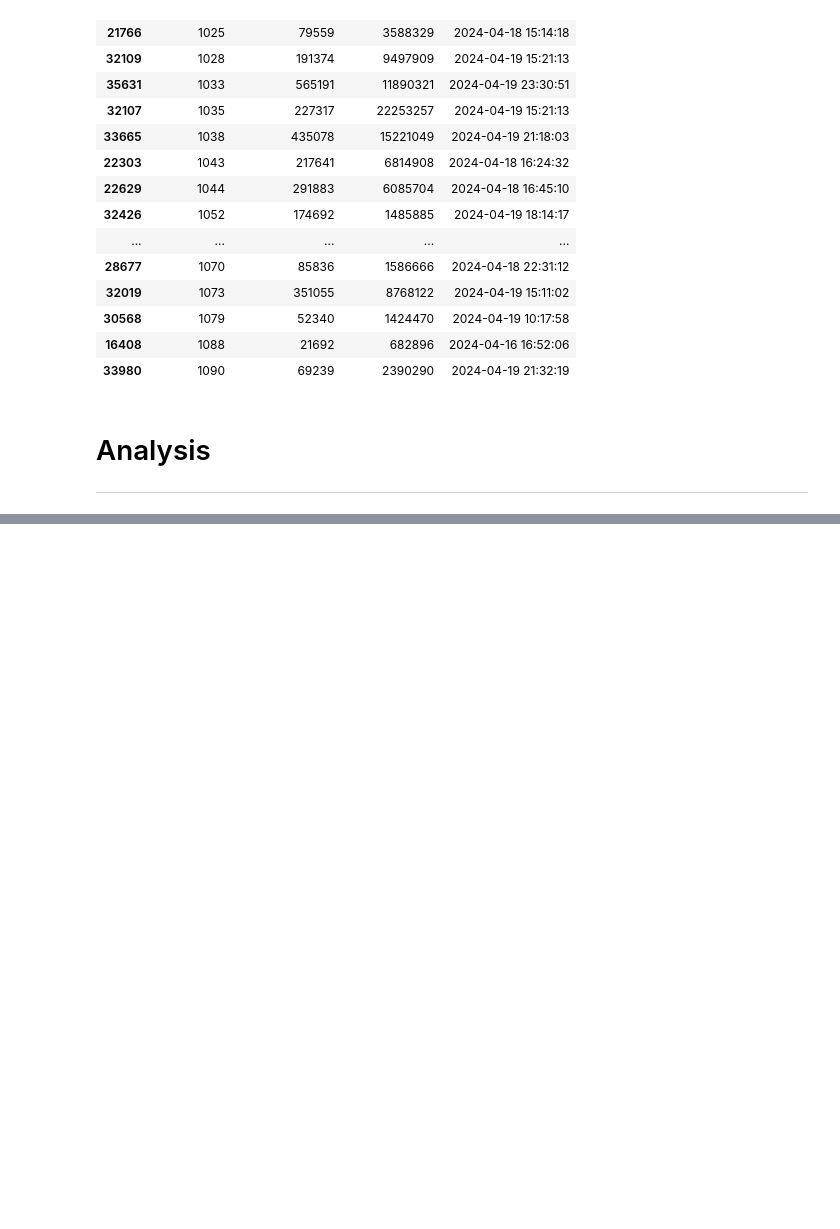
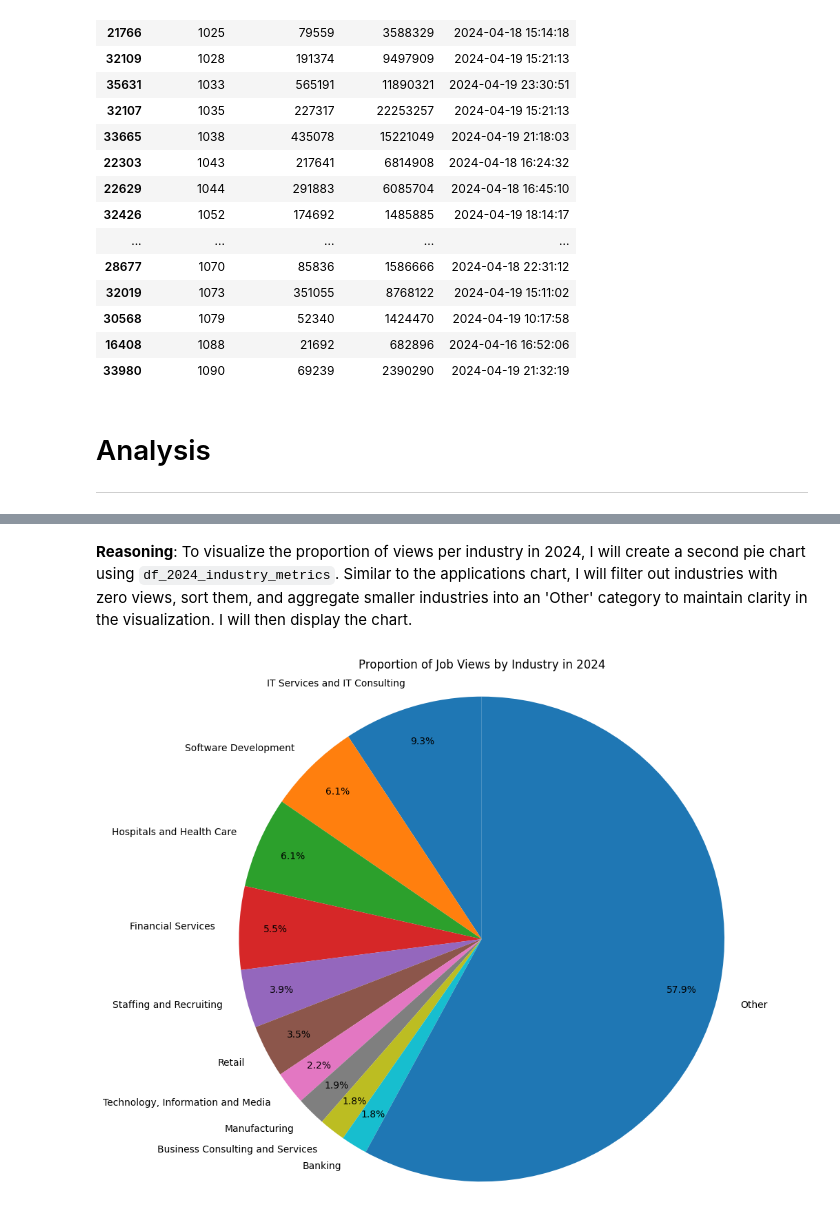
Before and after one commit to gettokeroro/DADS5001_MINI_PROJECT, a Jupyter notebook: Job_Application_Analysis.ipynb, the cells around one changed output, grey strips where cells are left out. Drawn from its saved outputs; the diff is of its cells as text; code cells hidden in the pictures; blank space fills up the shorter version.

```diff
--- a/Job_Application_Analysis.ipynb
+++ b/Job_Application_Analysis.ipynb
@@ -380,0 +398,41 @@ plt.show()
+# %% [markdown]
+**Reasoning**:
+To visualize the proportion of views per industry in 2024, I will create a second pie chart using `df_2024_industry_metrics`. Similar to the applications chart, I will filter out industries with zero views, sort them, and aggregate smaller industries into an 'Other' category to maintain clarity in the visualization. I will then display the chart.
+# %%
+import matplotlib.pyplot as plt
+
+# Filter out industries with 0 views for better visualization
+df_views_plot = df_2024_industry_metrics[df_2024_industry_metrics['views'] > 0]
+
+# Sort by views for better pie chart representation (largest slices first)
+df_views_plot = df_views_plot.sort_values(by='views', ascending=False)
+
+# Select top N industries or all if less than N for clarity
+total_views_2024 = df_views_plot['views'].sum()
+
+# Identify industries that contribute to at least 1% of total views, or top 10 if more than 10 are significant
+significant_views = df_views_plot[df_views_plot['views'] / total_views_2024 > 0.01]
+
+if len(significant_views) < 10 and len(df_views_plot) > 10: # If less than 10 significant, take top 10
+    df_views_plot_final = df_views_plot.head(10)
+else:
+    df_views_plot_final = significant_views
+
+# If there are still too many, just take top 10 to keep the chart readable
+if len(df_views_plot_final) > 10:
+    df_views_plot_final = df_views_plot.head(10)
+
+# Add an 'Other' category if some industries were filtered out
+if len(df_views_plot_final) < len(df_views_plot):
+    other_views_sum = df_views_plot[~df_views_plot['industry_name'].isin(df_views_plot_final['industry_name'])]['views'].sum()
+    if other_views_sum > 0: # Only add 'Other' if it has views
+        other_row_views = pd.DataFrame([{'industry_name': 'Other', 'views': other_views_sum}])
+        df_views_plot_final = pd.concat([df_views_plot_final, other_row_views], ignore_index=True)
+
+plt.figure(figsize=(10, 10))
+plt.pie(df_views_plot_final['views'], labels=df_views_plot_final['industry_name'], autopct='%1.1f%%', startangle=90, pctdistance=0.85)
+plt.title('Proportion of Job Views by Industry in 2024')
+plt.axis('equal') # Equal aspect ratio ensures that pie is drawn as a circle.
+plt.show()
+# %% [output]
+[figure, added]
```
Also changed, not shown: parts of 25 cells of this notebook.
